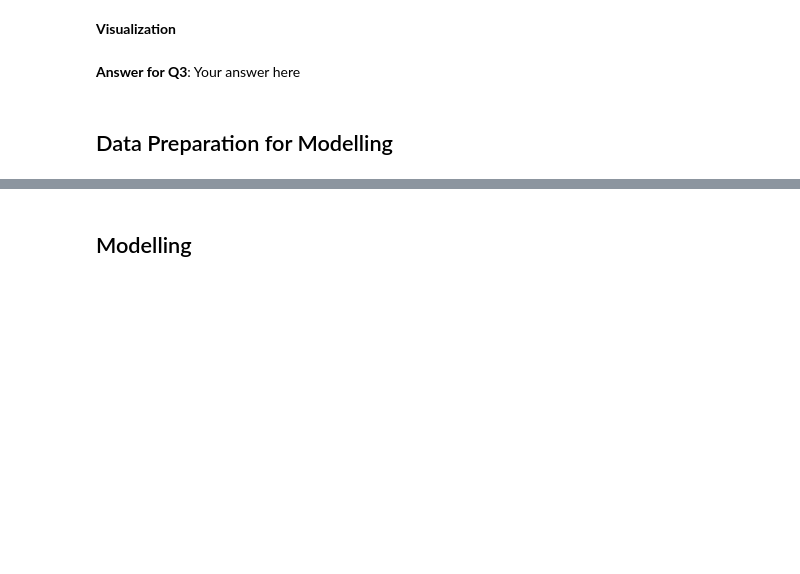
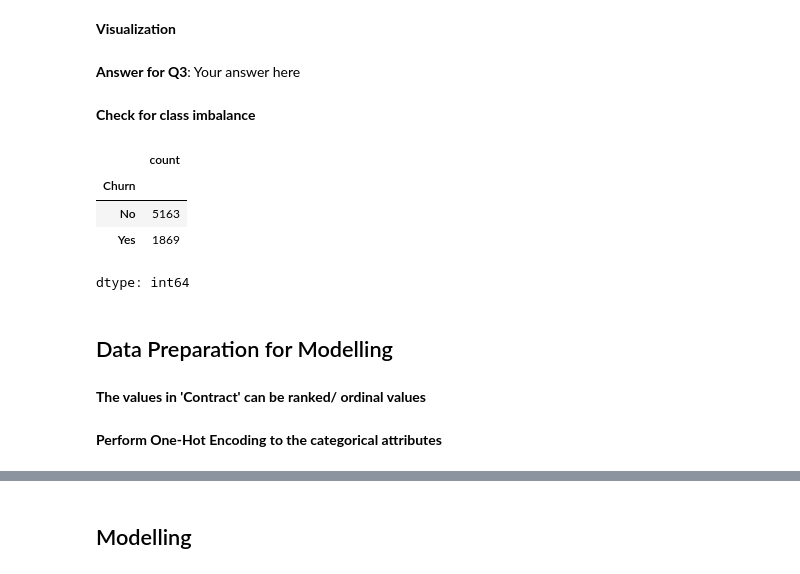
Before and after one commit to JjMyDamnSon/AI_sub, a Jupyter notebook: Classification_Mini-Project.ipynb, the cells around one changed output, grey strips where cells are left out. Drawn from its saved outputs; the diff is of its cells as text; code cells hidden in the pictures; blank space fills up the shorter version.

```diff
--- a/Classification_Mini-Project.ipynb
+++ b/Classification_Mini-Project.ipynb
@@ -200,9 +223,9 @@ df.head()
 # %% [markdown]
 'TotalCharges' is dropped given that it is significantly highly correlated with the remaining attributes. Additionally, it can be deduced that TotalCharges is a result of Tenure * Monthly Charges so it can already be derived from these two attributes. If 'TotalCharges' was kept and the other two were dropped,the modelwould view a customer who spent lots in a few month as an equal to another who have spent the same amount but over years.
 # %%
-#drop the TotalCharges attribute
-df = df.drop('TotalCharges', axis=1)
-df.head()
+# #drop the TotalCharges attribute
+# df = df.drop('TotalCharges', axis=1)
+# df.head()
 # %% [output]
 |  | gender | SeniorCitizen | Partner | Dependents | tenure | PhoneService | MultipleLines | InternetService | ... |
 | 0 | Female | 0 | Yes | No | 1 | No | No phone service | DSL | ... |
@@ -225,21 +248,2 @@ df['MonthlyCharges','TotalCharges'].head()
 # %% [output]
 AttributeError: Can only use .str accessor with string values!
-# %%
-df['new'] = df['tenure'] * df['MonthlyCharges']
-df.head()
-
-df['TotalCharges'] = df['TotalCharges'].astype(float)
-df['Difference'] = df['TotalCharges'] - df['new']
-
-# Check the mean and standard deviation of the difference to see if they're close
-mean_difference = df['Difference'].mean()
-std_difference = df['Difference'].std()
-
-# Display the result
-print("Mean difference:", mean_difference)
-print("Standard deviation of difference:", std_difference)
-
-# Optional: Display the rows where the difference is significant
-significant_diffs = df[df['Difference'].abs() > std_difference]
-print("Significant differences (above one std deviation):")
-print(significant_diffs)
@@ -248,9 +249,0 @@ ValueError: could not convert string to float: '$29.85'
-# %%
-#replace 1,0 values in 'SeniorCitizen' attribute with Yes, No
-df['SeniorCitizen'] = df['SeniorCitizen'].replace(0, 'No')
-df['SeniorCitizen'] = df['SeniorCitizen'].replace(1, 'Yes')
-
-#convert the attribute data type to int
-df['SeniorCitizen'] = df['SeniorCitizen'].astype(str)
-
-df['SeniorCitizen'].head()
@@ -265,3 +252,7 @@ dtype: object
+# %%
+#replace missing value in 'TotalCharges' with mean value
+mean = df['TotalCharges'].mean()
+df['TotalCharges'].fillna(mean, inplace=True)
 # %% [markdown]
 ## Exploratory Data Analysis
 # %% [markdown]
@@ -282,5 +273,15 @@ dtype: object
 **Visualization**
 # %% [markdown]
 **Answer for Q3**: Your answer here
+# %% [markdown]
+**Check for class imbalance**
+# %%
+df['Churn'].value_counts()
+# %% [output]
+|  | count |
+| Churn |  |
+| No | 5163 |
+| Yes | 1869 |
+dtype: int64
 # %% [markdown]
 ## Data Preparation for Modelling
@@ -286,0 +290,2 @@ dtype: object
+# %% [markdown]
+**The values in 'Contract' can be ranked/ ordinal values**
@@ -286,0 +299,2 @@ dtype: object
+# %% [markdown]
+**Perform One-Hot Encoding to the categorical attributes**
```
Also changed, not shown: parts of 9 cells of this notebook.
